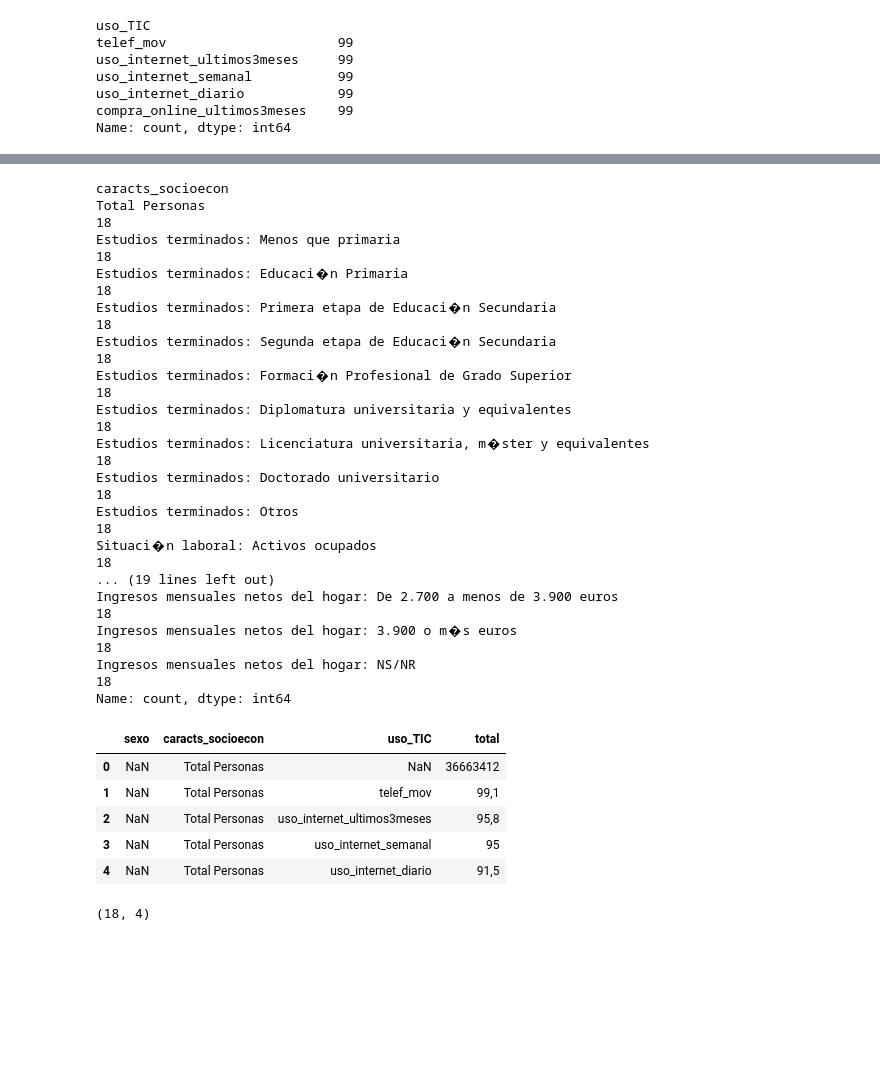
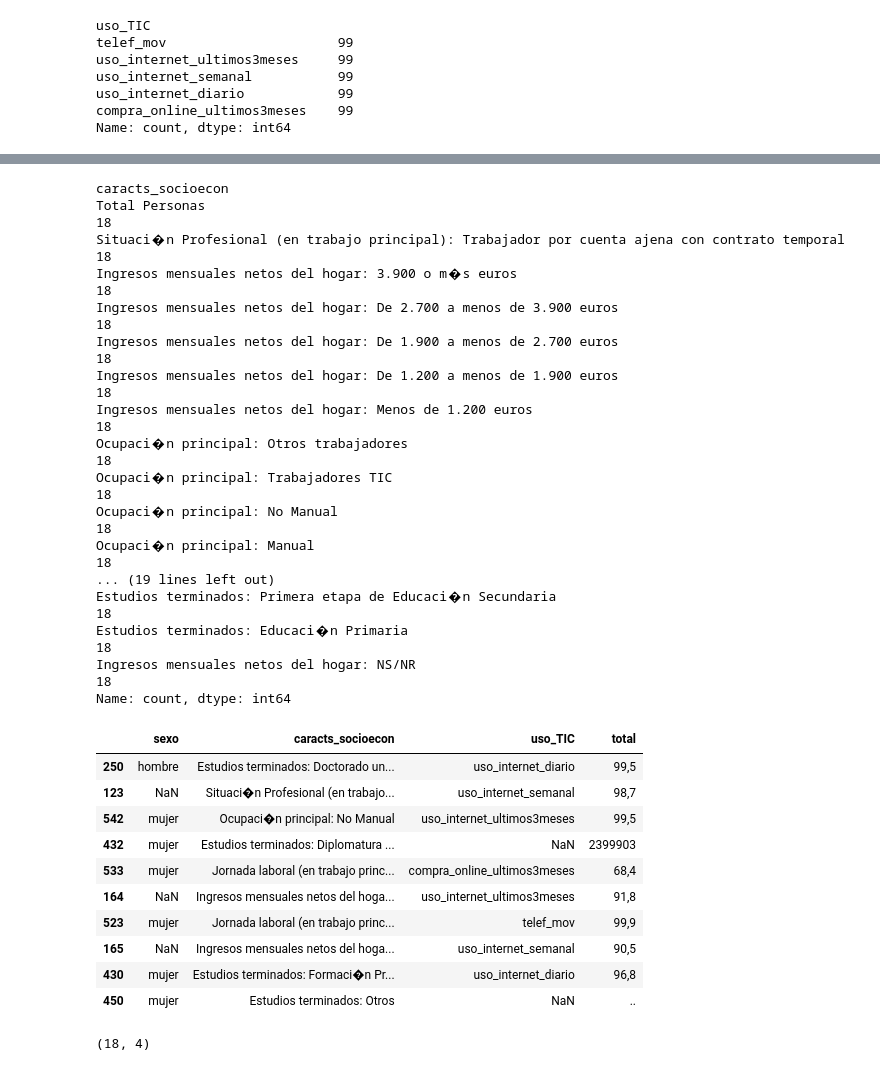
Before and after one commit to sara-arranz/PowerBI_Brecha_Digital, a Jupyter notebook: transformaciones/dataset_global.ipynb, the cells around one changed output, grey strips where cells are left out. Cells and saved outputs as stored; diff of their text form; code cells hidden in the pictures; blank space fills up the shorter version.

```diff
--- a/transformaciones/dataset_global.ipynb
+++ b/transformaciones/dataset_global.ipynb
@@ -25,2 +27,2 @@ pd.set_option('display.max_columns', None)
 # %%
-df_educacion = pd.read_csv('../datos/educacion_TIC.csv', sep=';', encoding='latin1')
+df_educacion = pd.read_csv('../datos/7 educacion_TIC.csv', sep=';', encoding='latin1')
@@ -142,30 +158,35 @@ df_educacion['caracts_socioecon'].value_counts()
 # %% [output]
 caracts_socioecon
 Total Personas                                                                                       18
-Estudios terminados: Menos que primaria                                                              18
+Situaci�n Profesional (en trabajo principal): Trabajador por cuenta ajena con contrato temporal      18
+Ingresos mensuales netos del hogar: 3.900 o m�s euros                                                18
+Ingresos mensuales netos del hogar: De 2.700 a menos de 3.900 euros                                  18
+Ingresos mensuales netos del hogar: De 1.900 a menos de 2.700 euros                                  18
+Ingresos mensuales netos del hogar: De 1.200 a menos de 1.900 euros                                  18
+Ingresos mensuales netos del hogar: Menos de 1.200 euros                                             18
+Ocupaci�n principal: Otros trabajadores                                                              18
+Ocupaci�n principal: Trabajadores TIC                                                                18
+Ocupaci�n principal: No Manual                                                                       18
+Ocupaci�n principal: Manual                                                                          18
+... (19 lines left out)
+Estudios terminados: Primera etapa de Educaci�n Secundaria                                           18
 Estudios terminados: Educaci�n Primaria                                                              18
-Estudios terminados: Primera etapa de Educaci�n Secundaria                                           18
-Estudios terminados: Segunda etapa de Educaci�n Secundaria                                           18
-Estudios terminados: Formaci�n Profesional de Grado Superior                                         18
-Estudios terminados: Diplomatura universitaria y equivalentes                                        18
-Estudios terminados: Licenciatura universitaria, m�ster y equivalentes                               18
-Estudios terminados: Doctorado universitario                                                         18
-Estudios terminados: Otros                                                                           18
-Situaci�n laboral: Activos ocupados                                                                  18
-... (19 lines left out)
-Ingresos mensuales netos del hogar: De 2.700 a menos de 3.900 euros                                  18
-Ingresos mensuales netos del hogar: 3.900 o m�s euros                                                18
 Ingresos mensuales netos del hogar: NS/NR                                                            18
 Name: count, dtype: int64
 # %%
-df_educacion.head()
+df_educacion.sample(10)
 # %% [output]
 |  | sexo | caracts_socioecon | uso_TIC | total |
-| 0 | NaN | Total Personas | NaN | 36663412 |
-| 1 | NaN | Total Personas | telef_mov | 99,1 |
-| 2 | NaN | Total Personas | uso_internet_ultimos3meses | 95,8 |
-| 3 | NaN | Total Personas | uso_internet_semanal | 95 |
-| 4 | NaN | Total Personas | uso_internet_diario | 91,5 |
+| 250 | hombre | Estudios terminados: Doctorado un... | uso_internet_diario | 99,5 |
+| 123 | NaN | Situaci�n Profesional (en trabajo... | uso_internet_semanal | 98,7 |
+| 542 | mujer | Ocupaci�n principal: No Manual | uso_internet_ultimos3meses | 99,5 |
+| 432 | mujer | Estudios terminados: Diplomatura ... | NaN | 2399903 |
+| 533 | mujer | Jornada laboral (en trabajo princ... | compra_online_ultimos3meses | 68,4 |
+| 164 | NaN | Ingresos mensuales netos del hoga... | uso_internet_ultimos3meses | 91,8 |
+| 523 | mujer | Jornada laboral (en trabajo princ... | telef_mov | 99,9 |
+| 165 | NaN | Ingresos mensuales netos del hoga... | uso_internet_semanal | 90,5 |
+| 430 | mujer | Estudios terminados: Formaci�n Pr... | uso_internet_diario | 96,8 |
+| 450 | mujer | Estudios terminados: Otros | NaN | .. |
 # %%
 df_educacion[df_educacion['caracts_socioecon'] == 'Total Personas'].shape
 # %% [output]
```
Also changed, not shown: parts of 21 cells of this notebook, 6 other files.
